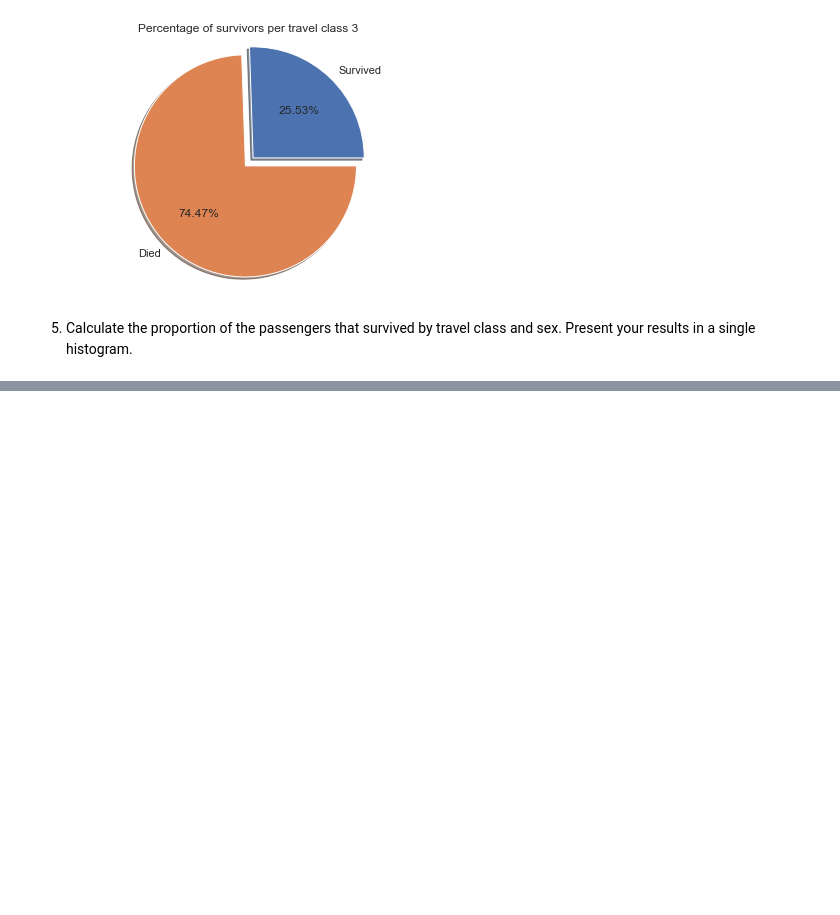
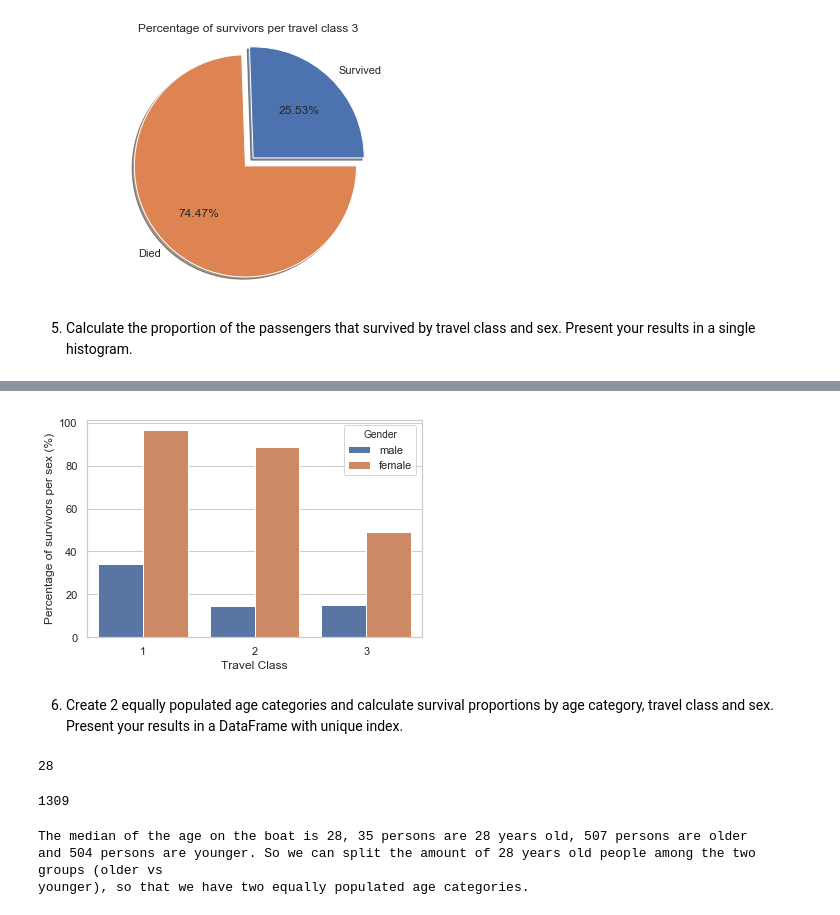
Before and after one commit to manzocec/DataAnalysis_Exercises, a Jupyter notebook: Homework01/Pandas_DataWrangling_Task03.ipynb, the cells around one changed output, grey strips where cells are left out. Saved outputs shown, nothing was run; the diff lists cells and outputs as text; code cells hidden in the pictures; blank space fills up the shorter version.

Commit message:
Uploading Homework01 Task03 results

```diff
--- a/Homework01/Pandas_DataWrangling_Task03.ipynb
+++ b/Homework01/Pandas_DataWrangling_Task03.ipynb
@@ -252,4 +238,6 @@ len(survived_per_pclass_sex[1]['male'])+len(survived_per_pclass_sex[1]['female']
 # %%
 for kk in titanic_excel['pclass'].unique():
-    survived_per_pclass_sex[kk]['male'] = sum(survived_per_pclass_sex[kk]['male'])
-    survived_per_pclass_sex[kk]['female'] = sum(survived_per_pclass_sex[kk]['female'])
+    survived_per_pclass_sex[kk]['total_male'] = len(survived_per_pclass_sex[kk]['male'])
+    survived_per_pclass_sex[kk]['total_female'] = len(survived_per_pclass_sex[kk]['female'])
+    survived_per_pclass_sex[kk]['survived_male'] = sum(survived_per_pclass_sex[kk]['male'])
+    survived_per_pclass_sex[kk]['survived_female'] = sum(survived_per_pclass_sex[kk]['female'])
@@ -261,0 +244,8 @@ survived_per_pclass_sex
+# %%
+pclass_sex_toplot = defaultdict(list)
+
+for kk in titanic_excel['pclass'].unique():
+    for gg in ['male', 'female']:
+        pclass_sex_toplot['Class'].append(kk)
+        pclass_sex_toplot['Gender'].append(gg)
+        pclass_sex_toplot['Survived ratio'].append((survived_per_pclass_sex[kk]['survived_'+gg] / survived_per_pclass_sex[kk]['total_'+gg]) * 100)
@@ -261,0 +262,8 @@ survived_per_pclass_sex
+# %%
+ax = sns.barplot(x="Class", y="Survived ratio", hue="Gender", data=pd.DataFrame(pclass_sex_toplot))
+ax.set(xlabel='Travel Class', ylabel='Percentage of survivors per sex (%)')
+plt.show()
+# %% [output]
+[figure, added]
+# %% [markdown]
+6. Create 2 equally populated age categories and calculate survival proportions by age category, travel class and sex. Present your results in a DataFrame with unique index.
@@ -261,0 +274,23 @@ survived_per_pclass_sex
+# %%
+age_median = int(np.median(age_not_nan['age']))
+age_median
+# %% [output]
+28
+# %%
+equal = sum(age_not_nan['age'].astype(int) == age_median)
+older = sum(age_not_nan['age'].astype(int) > age_median)
+younger = sum(age_not_nan['age'].astype(int) < age_median)
+
+# Check the total number of persons is still correctly computed: 1309
+equal+older+younger+sum(titanic_excel['age'].isna())
+# %% [output]
+1309
+# %%
+print('''The median of the age on the boat is {s1}, {s2} persons are {s1} years old, {s3} persons are older
+and {s4} persons are younger. So we can split the amount of 28 years old people among the two groups (older vs
+younger), so that we have two equally populated age categories.'''.format(s1=str(age_median), s2=str(equal),
+                                                                         s3=str(older), s4=str(younger)))
+# %% [output]
+The median of the age on the boat is 28, 35 persons are 28 years old, 507 persons are older
+and 504 persons are younger. So we can split the amount of 28 years old people among the two groups (older vs
+younger), so that we have two equally populated age categories.
```
Also changed, not shown: parts of 11 cells of this notebook.
